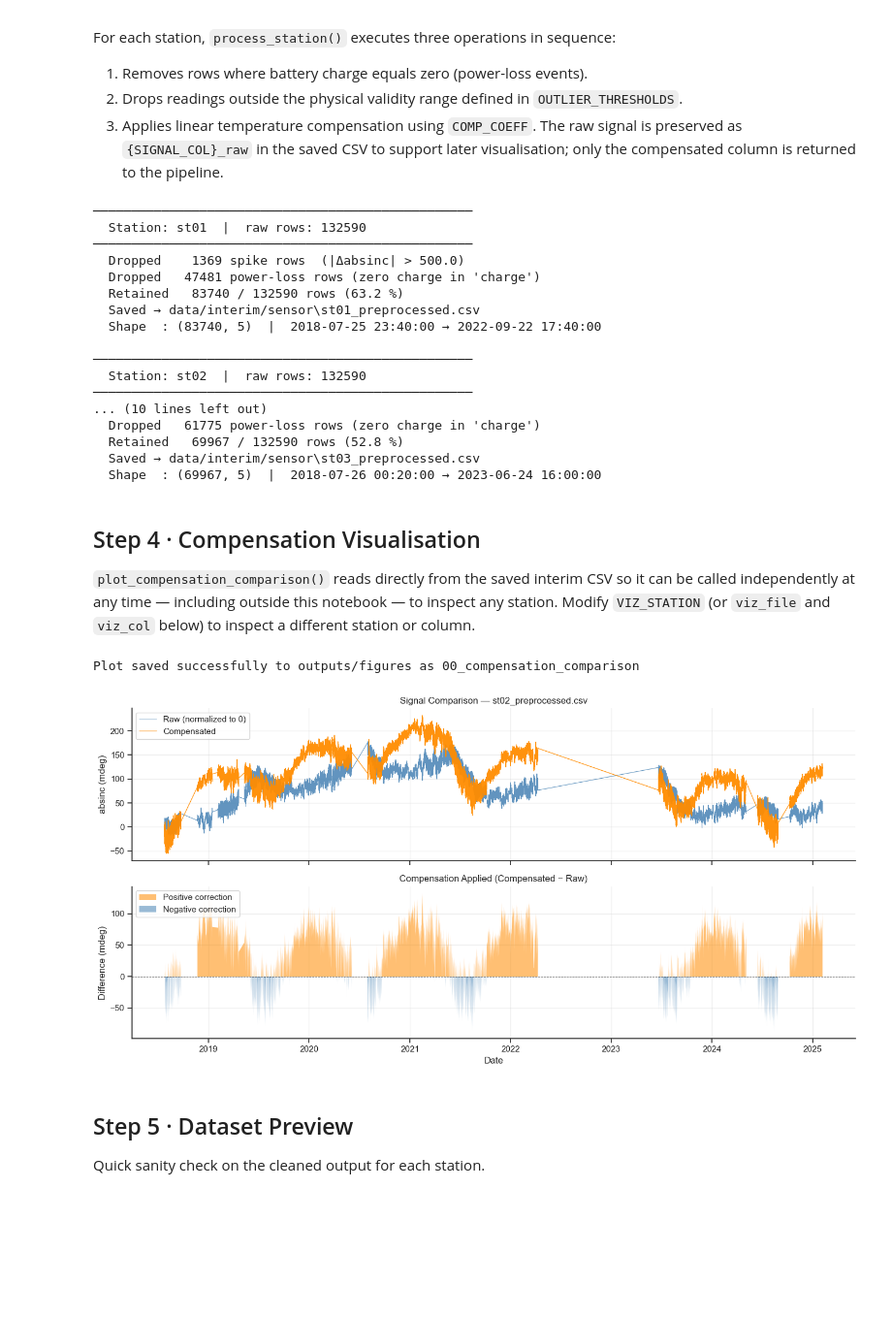
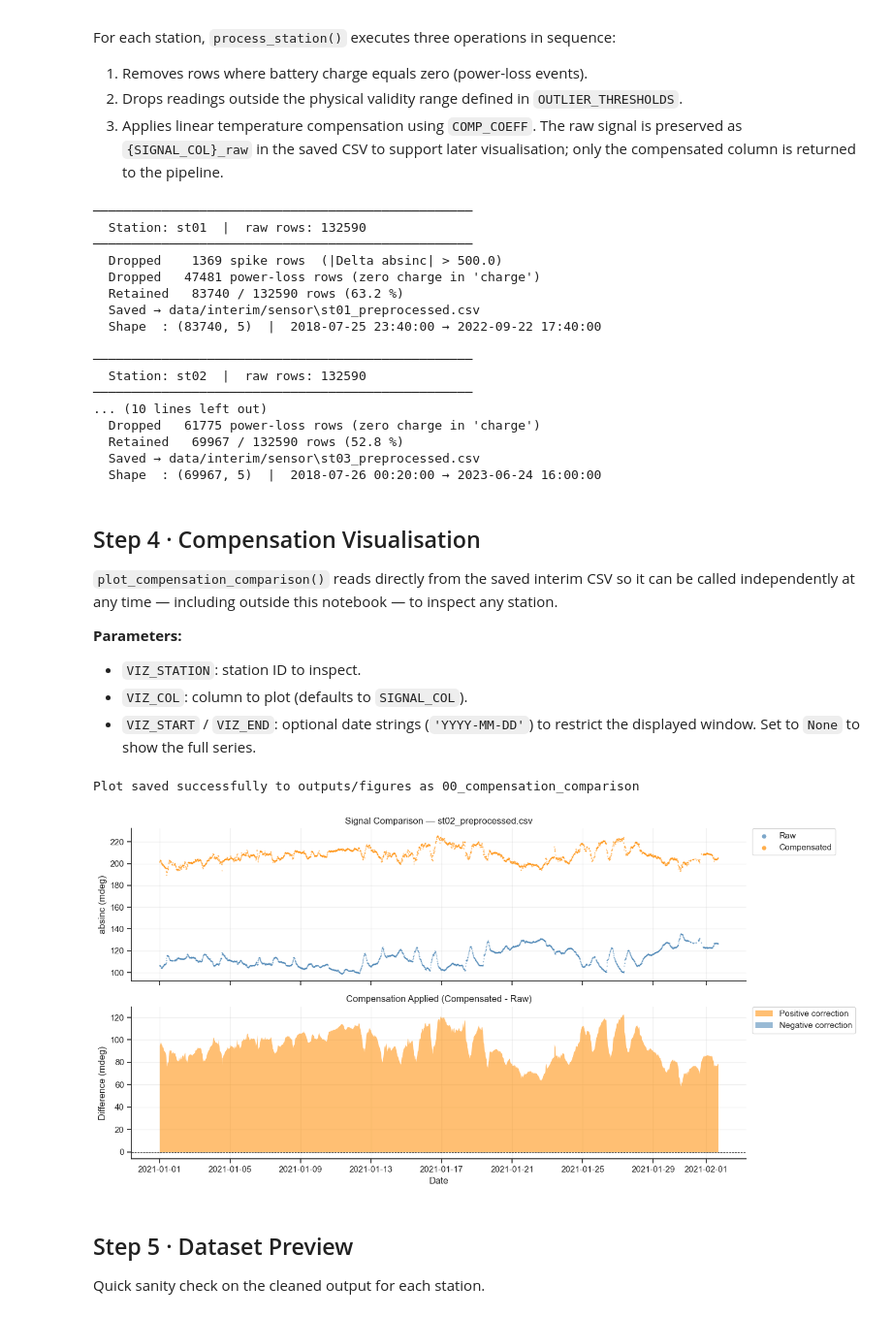
Before and after one commit to eugeniomoreira-iaud/heritageshm, a Jupyter notebook: 00_Sensor_Preprocessing.ipynb, the cells around one changed output. Shown at 97% size. Cells and saved outputs as stored; diff of their text form; code cells hidden in the pictures; blank space fills up the shorter version.

Commit message:
feat: add raw absorption column and modularize preprocessing and visualization utilities

```diff
--- a/00_Sensor_Preprocessing.ipynb
+++ b/00_Sensor_Preprocessing.ipynb
@@ -114,7 +115,7 @@ OUTPUT_DIR       = 'data/interim/sensor'
 processed = {}
 
 for st, df_st in stations_dict.items():
-    df_clean, _ = process_station(
+    df_clean, df_dropped = process_station(
         st=st,
         df_st=df_st,
         signal_col=SIGNAL_COL,
@@ -128,7 +129,7 @@ for st, df_st in stations_dict.items():
 ──────────────────────────────────────────────────
   Station: st01  |  raw rows: 132590
 ──────────────────────────────────────────────────
-  Dropped    1369 spike rows  (|Δabsinc| > 500.0)
+  Dropped    1369 spike rows  (|Delta absinc| > 500.0)
   Dropped   47481 power-loss rows (zero charge in 'charge')
   Retained   83740 / 132590 rows (63.2 %)
   Saved → data/interim/sensor\st01_preprocessed.csv
@@ -145,24 +146,36 @@ for st, df_st in stations_dict.items():
 # %% [markdown]
 ## Step 4 · Compensation Visualisation
 
-`plot_compensation_comparison()` reads directly from the saved interim CSV so it can be
-called independently at any time — including outside this notebook — to inspect any station.
-Modify `VIZ_STATION` (or `viz_file` and `viz_col` below) to inspect a different station or column.
+`plot_compensation_comparison()` reads directly from the saved interim CSV so it can be called independently at any time — including outside this notebook — to inspect any station.
+
+**Parameters:**
+ - `VIZ_STATION`: station ID to inspect.
+ - `VIZ_COL`: column to plot (defaults to `SIGNAL_COL`).
+ - `VIZ_START` / `VIZ_END`: optional date strings (`'YYYY-MM-DD'`) to restrict
+   the displayed window. Set to `None` to show the full series.
 # %%
 VIZ_STATION = 'st02'
-viz_file    = os.path.join(OUTPUT_DIR, f'{VIZ_STATION}_preprocessed.csv')
-viz_col     = SIGNAL_COL   # column to plot; change here if a different signal is needed
+VIZ_COL     = SIGNAL_COL        # change if a different column is needed
+VIZ_START   = '2021-01-01'               # e.g. '2020-06-01' — or None for no lower bound
+VIZ_END     = '2021-02-01'               # e.g. '2021-03-31' — or None for no upper bound
+
+viz_file     = os.path.join(OUTPUT_DIR, f'{VIZ_STATION}_preprocessed.csv')
+dropped_file = os.path.join(OUTPUT_DIR, f'{VIZ_STATION}_dropped.csv')
 
 plot_compensation_comparison(
     file_path=viz_file,
-    signal_col=viz_col,
+    signal_col=SIGNAL_COL,
+    dropped_path=dropped_file,
+    date_start=VIZ_START,     # set 'YYYY-MM-DD' for zoom
+    date_end=VIZ_END,
+    dot_size=2,
     save_plot=True,
     save_path='outputs/figures',
     filename='00_compensation_comparison',
 )
 # %% [output]
 Plot saved successfully to outputs/figures as 00_compensation_comparison
-[figure, old version]
+[figure, new version]
 # %% [markdown]
 ## Step 5 · Dataset Preview
 
```
Also changed, not shown: parts of 2 cells of this notebook, 5 other files.
